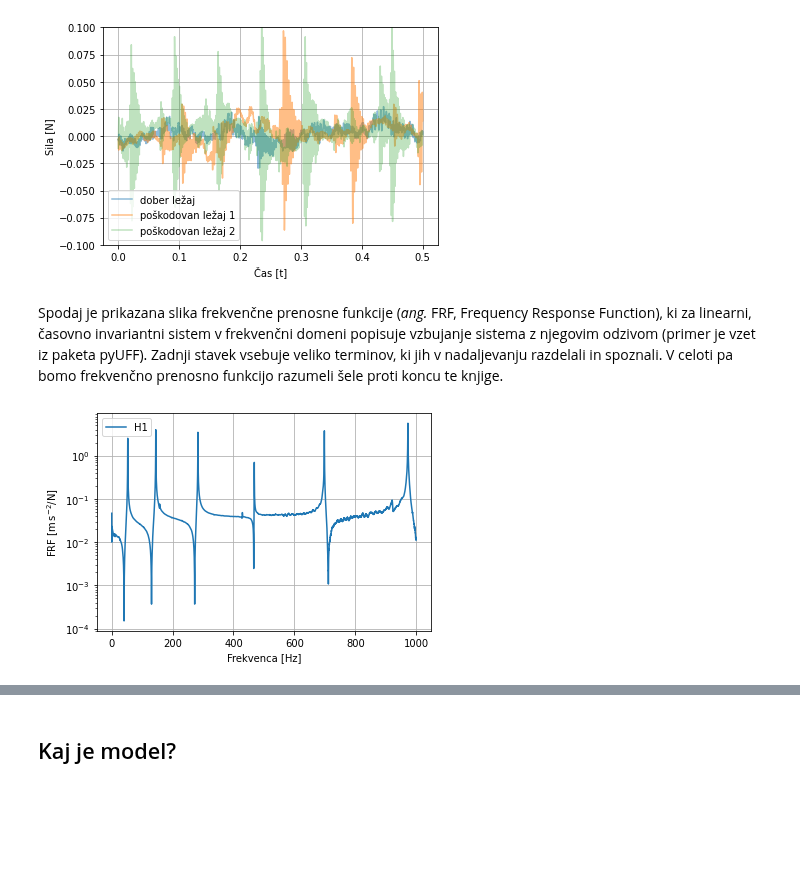
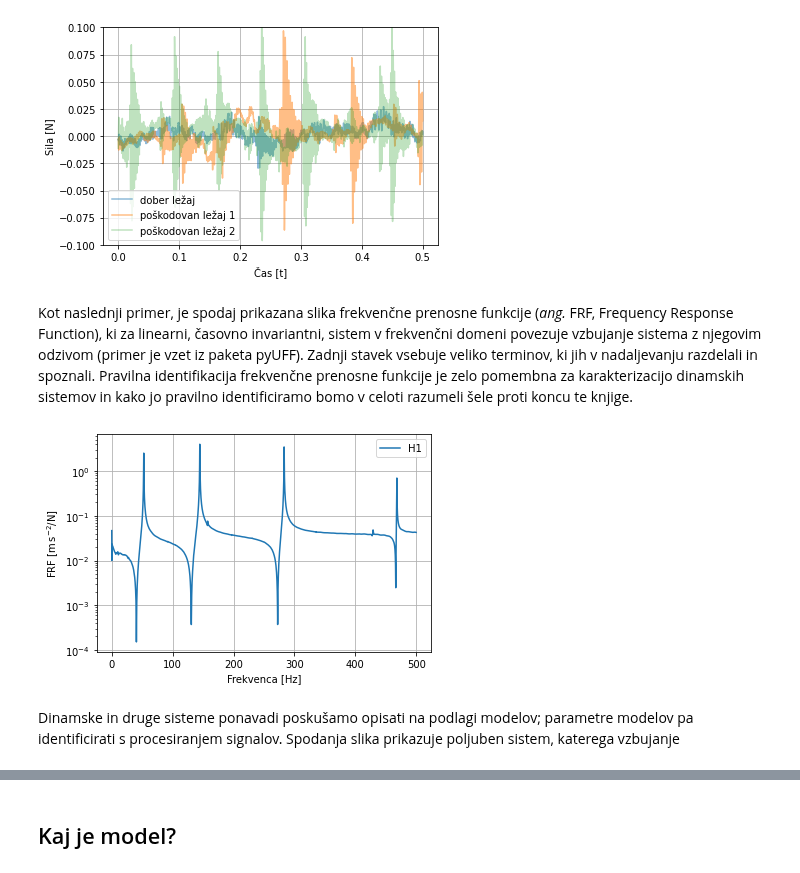
Before and after one commit to jankoslavic/procesiranje_signalov, a Jupyter notebook: _sources/notebooks/01 - Uvod.ipynb, the cells around one changed output, grey strips where cells are left out. Cells and saved outputs as stored; diff of their text form; code cells hidden in the pictures; blank space fills up the shorter version.

```diff
--- a/_sources/notebooks/01 - Uvod.ipynb
+++ b/_sources/notebooks/01 - Uvod.ipynb
@@ -27,19 +29,21 @@ plt.legend();
 # %% [output]
 [figure]
 # %% [markdown]
-Spodaj je prikazana slika frekvenčne prenosne funkcije (*ang.* FRF, Frequency Response Function), ki za linearni, časovno invariantni sistem v frekvenčni domeni popisuje vzbujanje sistema z njegovim odzivom (primer je vzet iz paketa pyUFF). Zadnji stavek vsebuje veliko terminov, ki jih v nadaljevanju razdelali in spoznali. V celoti pa bomo frekvenčno prenosno funkcijo razumeli šele proti koncu te knjige.
+Kot naslednji primer, je spodaj prikazana slika frekvenčne prenosne funkcije (*ang.* FRF, Frequency Response Function), ki za linearni, časovno invariantni, sistem v frekvenčni domeni povezuje vzbujanje sistema z njegovim odzivom (primer je vzet iz paketa pyUFF). Zadnji stavek vsebuje veliko terminov, ki jih v nadaljevanju razdelali in spoznali. Pravilna identifikacija frekvenčne prenosne funkcije je zelo pomembna za karakterizacijo dinamskih sistemov in kako jo pravilno identificiramo bomo v celoti razumeli šele proti koncu te knjige.
 # %%
 import pyuff
 
 uff = pyuff.UFF('./data/uff/beam.uff').read_sets(setn=4)
 fr = uff['x']
 H1 = uff['data']
 
-sel = fr<1000
+sel = fr<500
 plt.semilogy(fr[sel], np.abs(H1[sel]), label='H1')
 plt.xlabel('Frekvenca [Hz]')
 plt.ylabel('FRF [m$\,$s$^{-2}$/N]')
 plt.grid()
 plt.legend();
 # %% [output]
-[figure, old version]
+[figure, new version]
+# %% [markdown]
+Dinamske in druge sisteme ponavadi poskušamo opisati na podlagi modelov; parametre modelov pa identificirati s procesiranjem signalov. Spodanja slika prikazuje poljuben sistem, katerega vzbujanje
```
Also changed, not shown: parts of 5 cells of this notebook, 9 other files.
